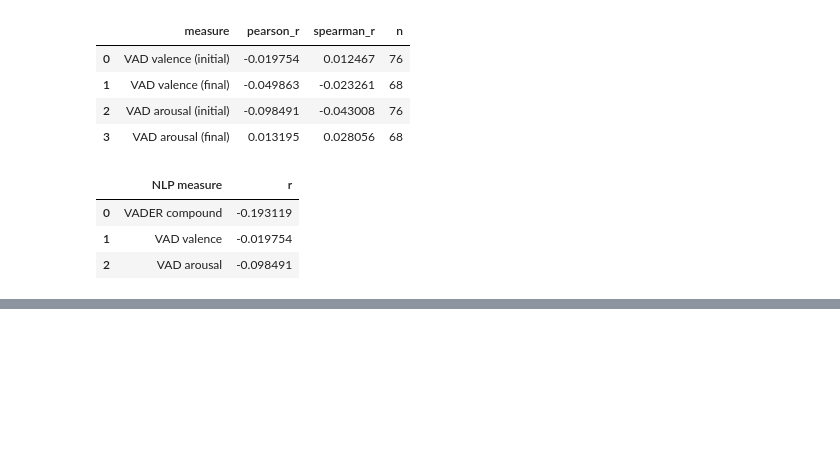
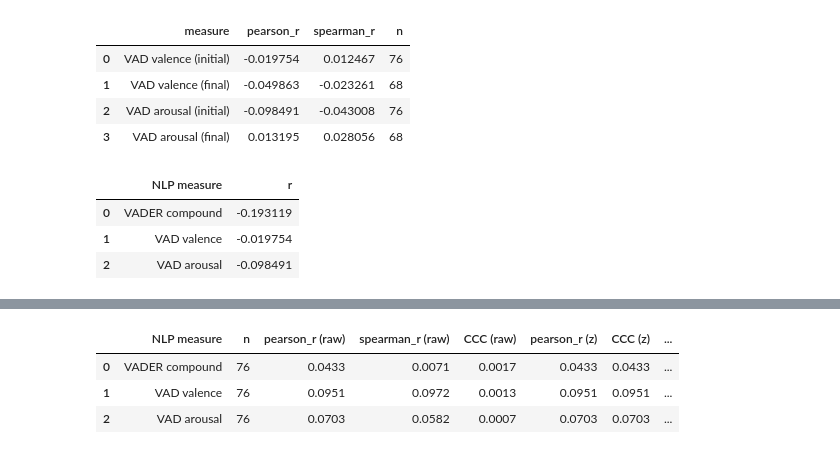
Before and after one commit to cbt-llm/cbt-llm, a Jupyter notebook: vader_validation/esconv_processing.ipynb, the cells around one changed output, grey strips where cells are left out. Drawn from its saved outputs; the diff is of its cells as text; code cells hidden in the pictures; blank space fills up the shorter version.

```diff
--- a/vader_validation/esconv_processing.ipynb
+++ b/vader_validation/esconv_processing.ipynb
@@ -567,0 +615,53 @@ table2
+# %%
+def zscore(s):
+    return (s - s.mean()) / s.std(ddof=0)
+
+def minmax(s):
+    return (s - s.min()) / (s.max() - s.min())
+
+def lin_ccc(x, y):
+    """Lin's Concordance Correlation Coefficient."""
+    mask = ~(np.isnan(x) | np.isnan(y))
+    x, y = x[mask], y[mask]
+    mx, my = x.mean(), y.mean()
+    sx2, sy2 = x.var(ddof=0), y.var(ddof=0)
+    sxy = np.cov(x, y, bias=True)[0, 1]
+    return 2 * sxy / (sx2 + sy2 + (mx - my) ** 2)
+
+nlp_measures = {
+    "VADER compound": "sit_vader_compound",
+    "VAD valence":    "sit_vad_valence",
+    "VAD arousal":    "sit_vad_arousal",
+}
+human_col = "initial_emotion_intensity"
+
+rows = []
+for label, nlp_col in nlp_measures.items():
+    sub = sit_df[[human_col, nlp_col]].dropna()
+    h, n = sub[human_col], sub[nlp_col]
+
+    h_z, n_z     = zscore(h), zscore(n)
+    h_mm, n_mm   = minmax(h), minmax(n)
+
+    rows.append({
+        "NLP measure":       label,
+        "n":                 len(sub),
+        # --- raw ---
+        "pearson_r (raw)":   h.corr(n, method="pearson"),
+        "spearman_r (raw)":  h.corr(n, method="spearman"),
+        "CCC (raw)":         lin_ccc(h.values, n.values),
+        # --- z-score ---
+        "pearson_r (z)":     h_z.corr(n_z, method="pearson"),
+        "CCC (z)":           lin_ccc(h_z.values, n_z.values),
+        # --- min-max ---
+        "pearson_r (mm)":    h_mm.corr(n_mm, method="pearson"),
+        "CCC (mm)":          lin_ccc(h_mm.values, n_mm.values),
+    })
+
+sit_metrics = pd.DataFrame(rows)
+sit_metrics.round(4)
+# %% [output]
+|  | NLP measure | n | pearson_r (raw) | spearman_r (raw) | CCC (raw) | pearson_r (z) | CCC (z) | ... |
+| 0 | VADER compound | 76 | 0.0433 | 0.0071 | 0.0017 | 0.0433 | 0.0433 | ... |
+| 1 | VAD valence | 76 | 0.0951 | 0.0972 | 0.0013 | 0.0951 | 0.0951 | ... |
+| 2 | VAD arousal | 76 | 0.0703 | 0.0582 | 0.0007 | 0.0703 | 0.0703 | ... |
```
Also changed, not shown: parts of 8 cells of this notebook.
